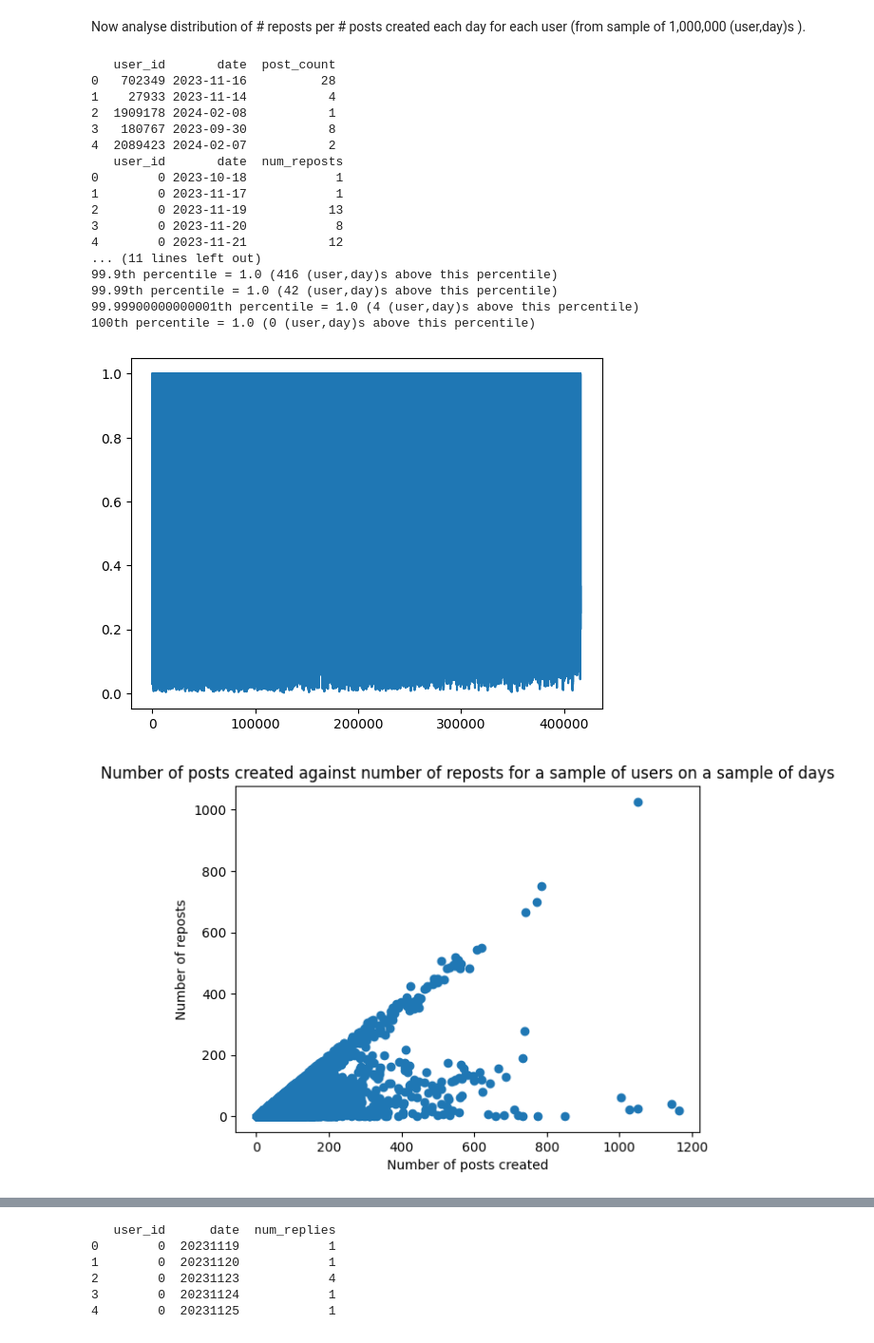
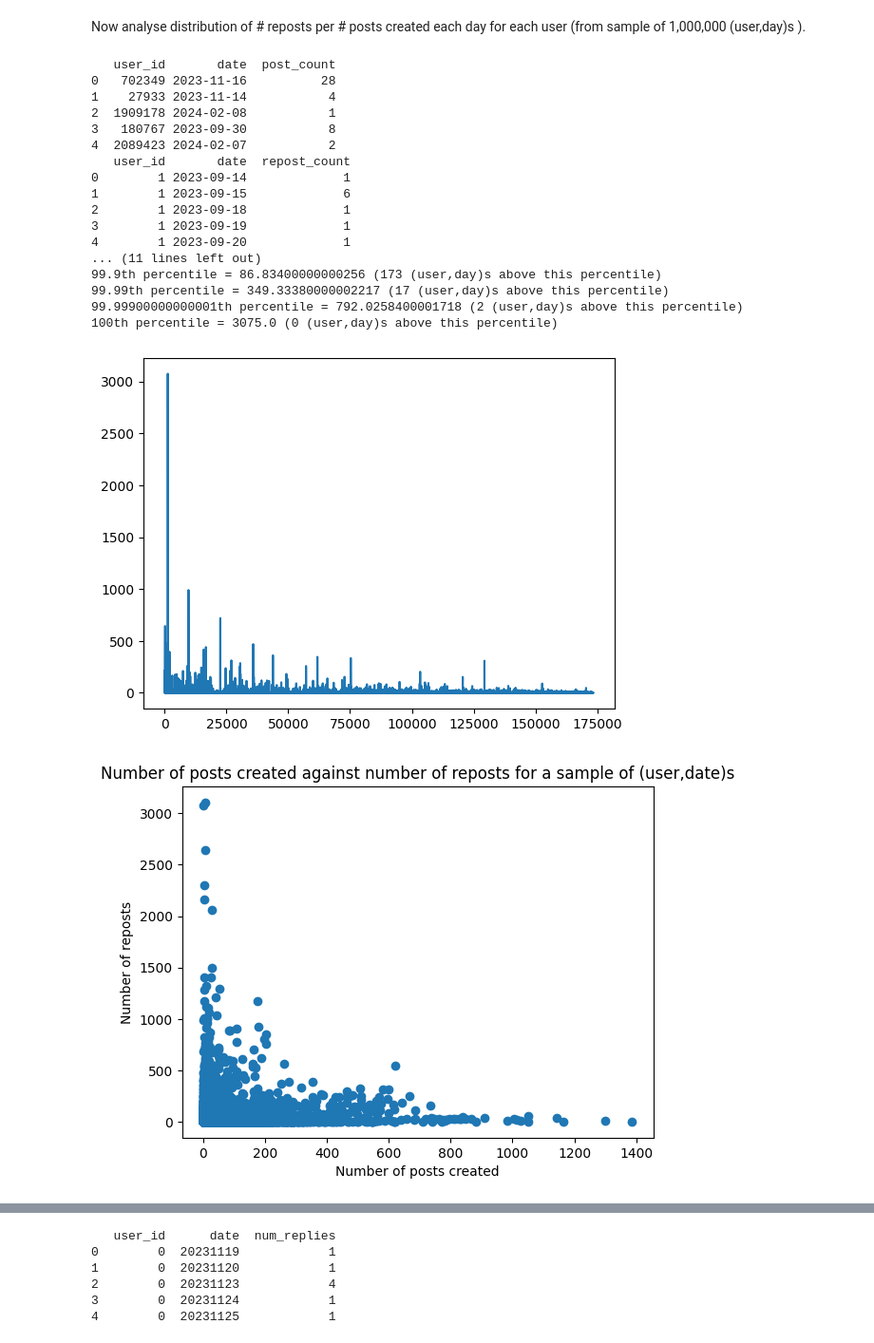
Before and after one commit to AravRaja/virality-analysis-datascience, a Jupyter notebook: notebooks/identifying_virality_metrics.ipynb, the cells around one changed output, grey strips where cells are left out. Shown at 95% size. Cells and saved outputs as stored; diff of their text form; code cells hidden in the pictures.

Commit message:
Fix bug with grouping by wrong user

```diff
--- a/notebooks/identifying_virality_metrics.ipynb
+++ b/notebooks/identifying_virality_metrics.ipynb
@@ -239,6 +228,7 @@ A potential conditions for a post to be viral (both simultaneously):
 - It's date (date created) and user_id correspond to date which user has high # reposts per # posts that day.
 # %%
 # Create dataframe for number of reposts of a user each day
-user_reposts_per_day = reposts_graph.groupby(["user_id","date"]).size().reset_index(name='num_reposts')
+user_reposts_per_day = reposts_graph.groupby(["reposted_author","date"]).size().reset_index(name='repost_count')
+user_reposts_per_day.rename(columns={"reposted_author":"user_id"}, inplace=True)
 print(user_reposts_per_day.head())
 # %% [output]
@@ -288,7 +279,7 @@ print(user_reposts_per_day.head())
 user_day = pd.merge(user_reposts_per_day, post_count_user_date_sample, on=["user_id","date"], how='inner')
 
 print(user_day.head())
-num_reposts_per_posts_created = user_day["num_reposts"] / user_day["post_count"]
+num_reposts_per_posts_created = user_day["repost_count"] / user_day["post_count"]
 
 num_reposts_per_posts_created.plot()
 
@@ -303,24 +294,24 @@ for p in [0.9,0.95,0.98,0.99,0.999,0.9999,0.99999,1]:
 2  1909178 2024-02-08           1
 3   180767 2023-09-30           8
 4  2089423 2024-02-07           2
-   user_id       date  num_reposts
-0        0 2023-10-18            1
-1        0 2023-11-17            1
-2        0 2023-11-19           13
-3        0 2023-11-20            8
-4        0 2023-11-21           12
+   user_id       date  repost_count
+0        1 2023-09-14             1
+1        1 2023-09-15             6
+2        1 2023-09-18             1
+3        1 2023-09-19             1
+4        1 2023-09-20             1
 ... (11 lines left out)
-99.9th percentile = 1.0 (416 (user,day)s above this percentile)
-99.99th percentile = 1.0 (42 (user,day)s above this percentile)
-99.99900000000001th percentile = 1.0 (4 (user,day)s above this percentile)
-100th percentile = 1.0 (0 (user,day)s above this percentile)
+99.9th percentile = 86.83400000000256 (173 (user,day)s above this percentile)
+99.99th percentile = 349.33380000002217 (17 (user,day)s above this percentile)
+99.99900000000001th percentile = 792.0258400001718 (2 (user,day)s above this percentile)
+100th percentile = 3075.0 (0 (user,day)s above this percentile)
-[figure, old version]
+[figure, new version]
 # %%
 # Plot Number of posts created against number of reposts for (user, date)
-plt.scatter(user_day["post_count"], user_day["num_reposts"])
+plt.scatter(user_day["post_count"], user_day["repost_count"])
 plt.xlabel("Number of posts created")
 plt.ylabel("Number of reposts")
-plt.title("Number of posts created against number of reposts for a sample of users on a sample of days")
+plt.title("Number of posts created against number of reposts for a sample of (user,date)s")
 plt.show()
 # %% [output]
-[figure, old version]
+[figure, new version]
```
Also changed, not shown: parts of 12 cells of this notebook.
